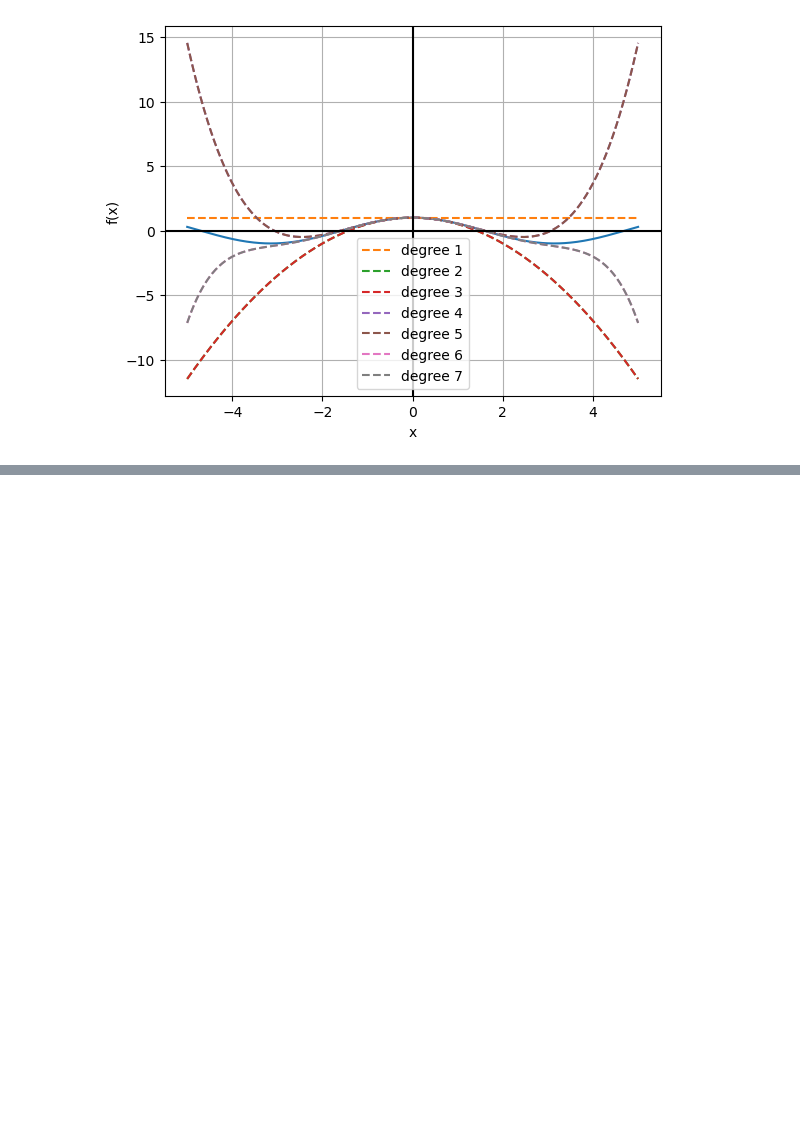
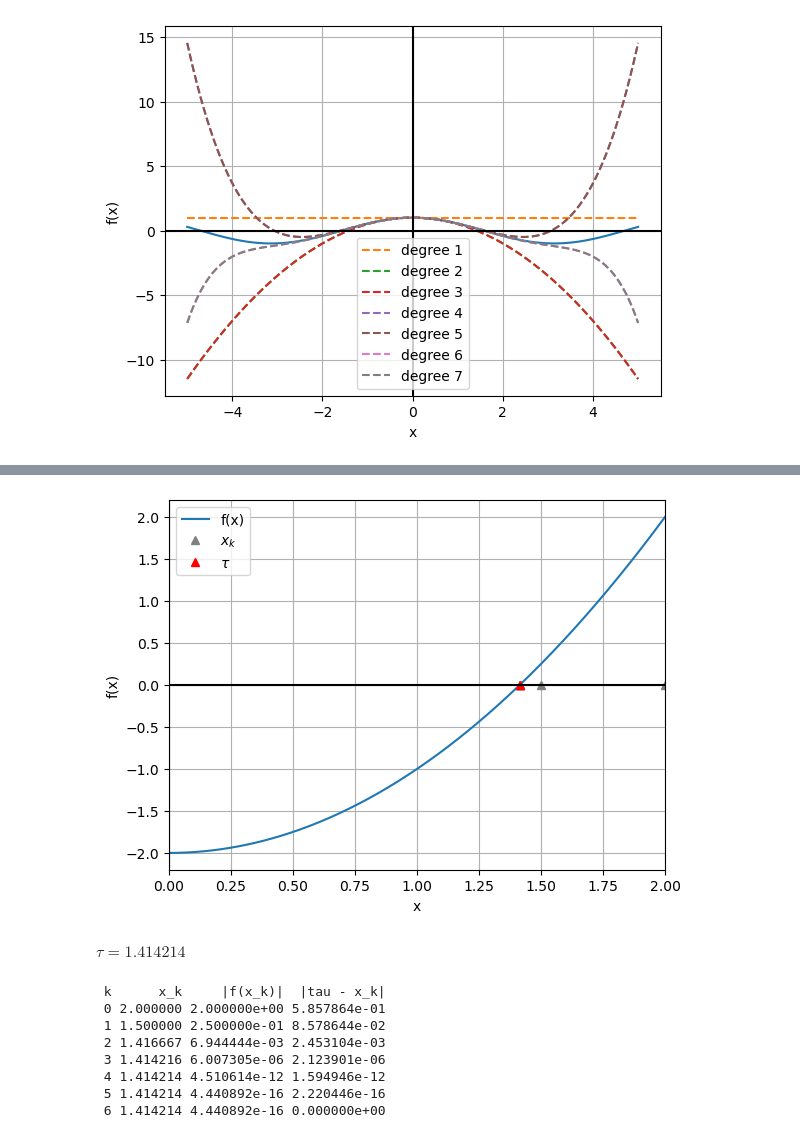
Before and after one commit to CaoimheMannion/Maths, a Jupyter notebook: MA385.ipynb, the cells around one changed output, grey strips where cells are left out. Cells and saved outputs as stored; diff of their text form; code cells hidden in the pictures; blank space fills up the shorter version.

Commit message:
Newton

```diff
--- a/MA385.ipynb
+++ b/MA385.ipynb
@@ -340,0 +377,13 @@ $$ R_k(x) =\frac{x^{k+1}}{(k+1)!}e^{\sigma} \text{ , for some }\sigma \in [0,x]$
+# %%
+newton(f2,0,2,2)
+# %% [output]
+[figure, added]
+$\tau = 1.414214$
+ k      x_k     |f(x_k)|  |tau - x_k|
+ 0 2.000000 2.000000e+00 5.857864e-01
+ 1 1.500000 2.500000e-01 8.578644e-02
+ 2 1.416667 6.944444e-03 2.453104e-03
+ 3 1.414216 6.007305e-06 2.123901e-06
+ 4 1.414214 4.510614e-12 1.594946e-12
+ 5 1.414214 4.440892e-16 2.220446e-16
+ 6 1.414214 4.440892e-16 0.000000e+00
```
Also changed, not shown: parts of 20 cells of this notebook.
